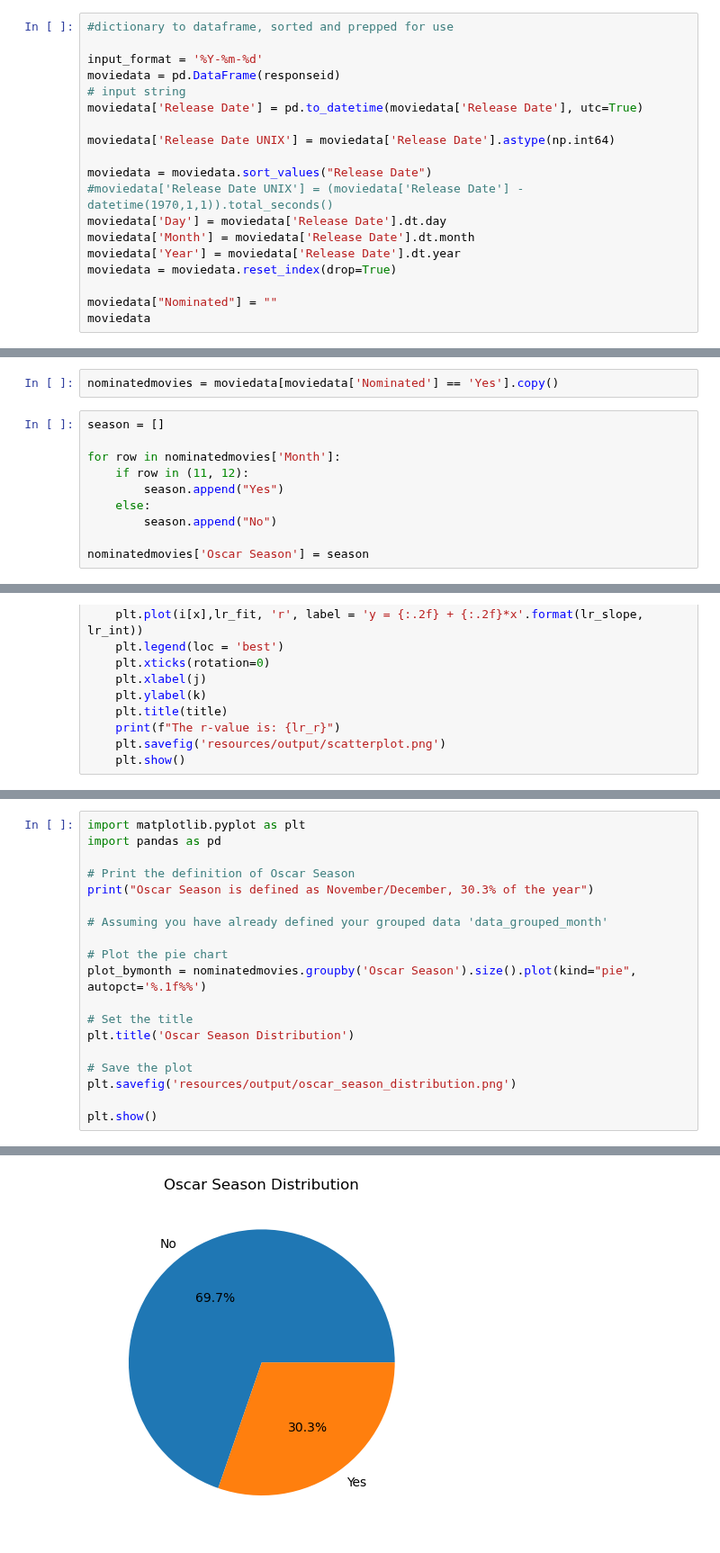
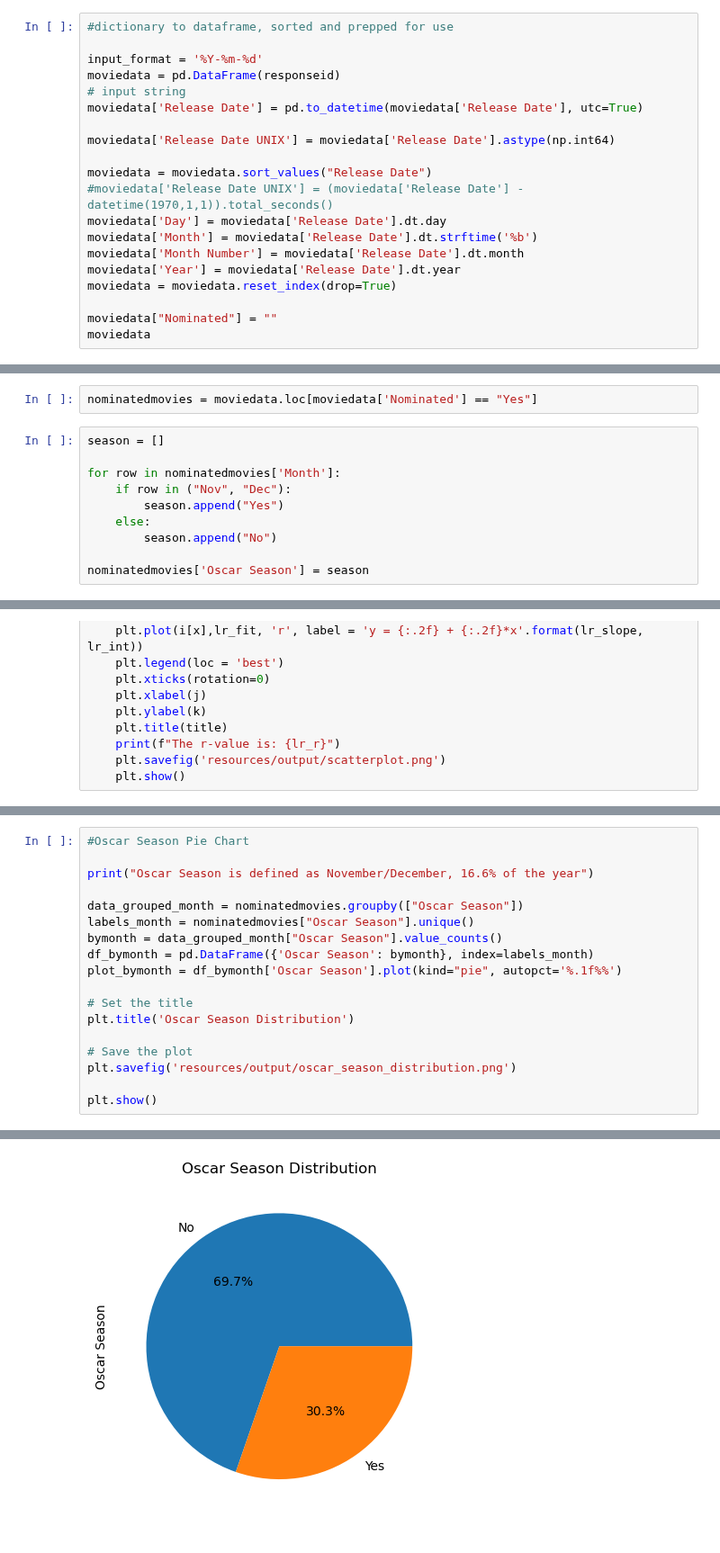
Before and after one commit to jamieah80/group-project-one, a Jupyter notebook: main.ipynb, the cells around one changed output, grey strips where cells are left out. Shown at 90% size. Saved outputs shown, nothing was run; the diff lists cells and outputs as text.

```diff
--- a/main.ipynb
+++ b/main.ipynb
@@ -73,7 +65,8 @@ moviedata['Release Date UNIX'] = moviedata['Release Date'].astype(np.int64)
 moviedata = moviedata.sort_values("Release Date")
 #moviedata['Release Date UNIX'] = (moviedata['Release Date'] - datetime(1970,1,1)).total_seconds()
 moviedata['Day'] = moviedata['Release Date'].dt.day
-moviedata['Month'] = moviedata['Release Date'].dt.month
+moviedata['Month'] = moviedata['Release Date'].dt.strftime('%b')
+moviedata['Month Number'] = moviedata['Release Date'].dt.month
 moviedata['Year'] = moviedata['Release Date'].dt.year
 moviedata = moviedata.reset_index(drop=True)
 
@@ -111,12 +104,12 @@ for movie in titles:
 
 moviedata['Nominated'] = noms
 # %%
-nominatedmovies = moviedata[moviedata['Nominated'] == 'Yes'].copy()
+nominatedmovies = moviedata.loc[moviedata['Nominated'] == "Yes"]
 # %%
 season = []
 
 for row in nominatedmovies['Month']:
-    if row in (11, 12):
+    if row in ("Nov", "Dec"):
         season.append("Yes")
     else:
         season.append("No")
@@ -229,22 +219,21 @@ plt.show()
 # %%
-import matplotlib.pyplot as plt
-import pandas as pd
+#Oscar Season Pie Chart
 
-# Print the definition of Oscar Season
-print("Oscar Season is defined as November/December, 30.3% of the year")
+print("Oscar Season is defined as November/December, 16.6% of the year")
 
-# Assuming you have already defined your grouped data 'data_grouped_month'
-
-# Plot the pie chart
-plot_bymonth = nominatedmovies.groupby('Oscar Season').size().plot(kind="pie", autopct='%.1f%%')
+data_grouped_month = nominatedmovies.groupby(["Oscar Season"])
+labels_month = nominatedmovies["Oscar Season"].unique()
+bymonth = data_grouped_month["Oscar Season"].value_counts()
+df_bymonth = pd.DataFrame({'Oscar Season': bymonth}, index=labels_month)
+plot_bymonth = df_bymonth['Oscar Season'].plot(kind="pie", autopct='%.1f%%')
 
 # Set the title
 plt.title('Oscar Season Distribution')
 
 # Save the plot
 plt.savefig('resources/output/oscar_season_distribution.png')
 
 plt.show()
 # %% [output]
 Oscar Season is defined as November/December, 16.6% of the year
-[figure, old version]
+[figure, new version]
```
Also changed, not shown: parts of 9 cells of this notebook, 6 other files.
